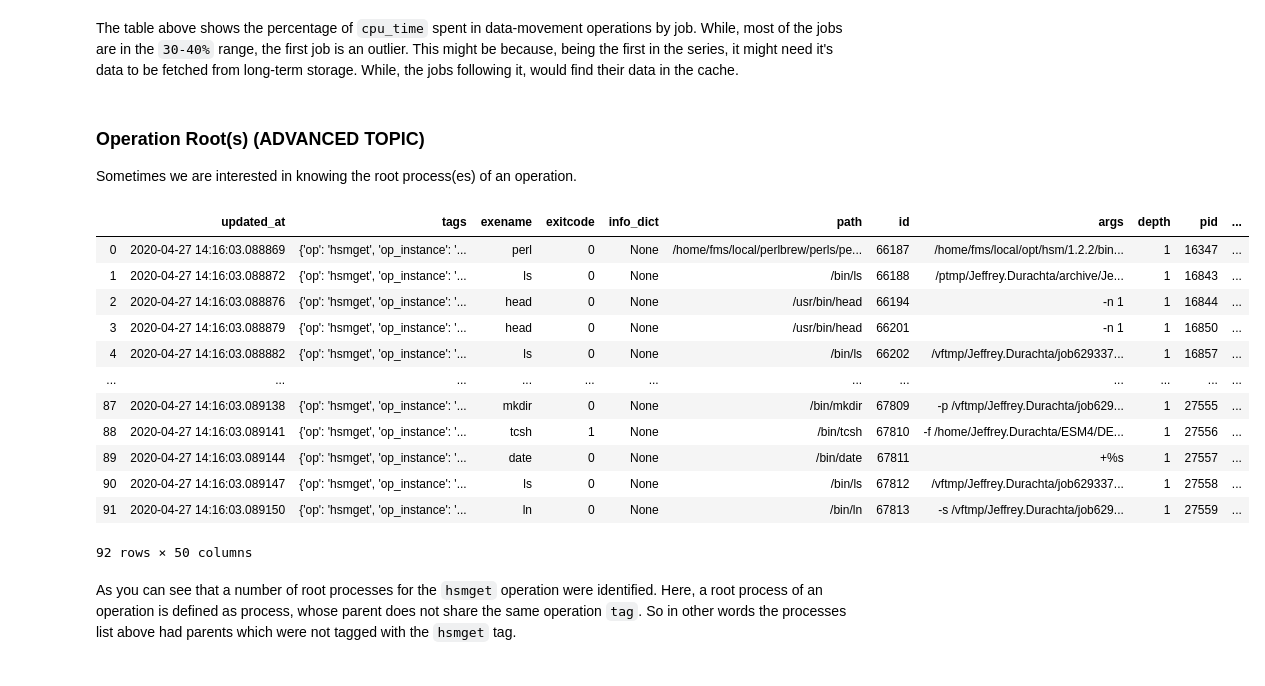
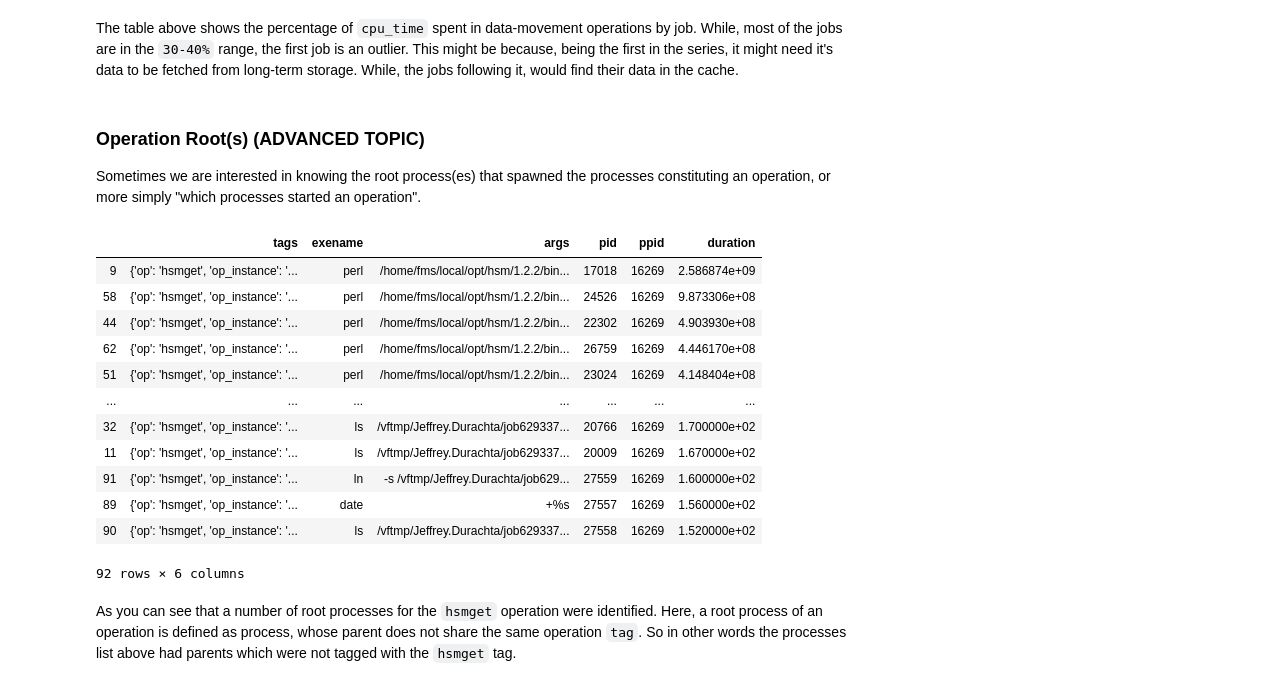
Before and after one commit to ilaflott/epmt, a Jupyter notebook: notebooks/Query-API.ipynb, the cells around one changed output. Saved outputs shown, nothing was run; the diff lists cells and outputs as text; code cells hidden in the pictures.

Commit message:
completed fixes to the operations section in the query notebook

```diff
--- a/notebooks/Query-API.ipynb
+++ b/notebooks/Query-API.ipynb
@@ -675,25 +710,26 @@ The table above shows the percentage of `cpu_time` spent in data-movement operat
 # %% [markdown]
 ### <a name="op-roots">Operation Root(s) (ADVANCED TOPIC)</a>
 
-Sometimes we are interested in knowing the root process(es) of an operation.
+Sometimes we are interested in knowing the root process(es) that spawned the processes
+constituting an operation, or more simply "which processes started an operation".
 # %%
 # we could also give a list of jobs
 op_roots = eq.op_roots(['629337'], 'op:hsmget', fmt='pandas')
-op_roots
+op_roots.sort_values('duration', ascending=False)[['tags', 'exename', 'args', 'pid', 'ppid', 'duration']]
 # %% [output]
-|  | updated_at | tags | exename | exitcode | info_dict | path | id | args | depth | pid | ... |
-| 0 | 2020-04-27 14:16:03.088869 | {'op': 'hsmget', 'op_instance': '... | perl | 0 | None | /home/fms/local/perlbrew/perls/pe... | 66187 | /home/fms/local/opt/hsm/1.2.2/bin... | 1 | 16347 | ... |
-| 1 | 2020-04-27 14:16:03.088872 | {'op': 'hsmget', 'op_instance': '... | ls | 0 | None | /bin/ls | 66188 | /ptmp/Jeffrey.Durachta/archive/Je... | 1 | 16843 | ... |
-| 2 | 2020-04-27 14:16:03.088876 | {'op': 'hsmget', 'op_instance': '... | head | 0 | None | /usr/bin/head | 66194 | -n 1 | 1 | 16844 | ... |
-| 3 | 2020-04-27 14:16:03.088879 | {'op': 'hsmget', 'op_instance': '... | head | 0 | None | /usr/bin/head | 66201 | -n 1 | 1 | 16850 | ... |
-| 4 | 2020-04-27 14:16:03.088882 | {'op': 'hsmget', 'op_instance': '... | ls | 0 | None | /bin/ls | 66202 | /vftmp/Jeffrey.Durachta/job629337... | 1 | 16857 | ... |
-| ... | ... | ... | ... | ... | ... | ... | ... | ... | ... | ... | ... |
-| 87 | 2020-04-27 14:16:03.089138 | {'op': 'hsmget', 'op_instance': '... | mkdir | 0 | None | /bin/mkdir | 67809 | -p /vftmp/Jeffrey.Durachta/job629... | 1 | 27555 | ... |
-| 88 | 2020-04-27 14:16:03.089141 | {'op': 'hsmget', 'op_instance': '... | tcsh | 1 | None | /bin/tcsh | 67810 | -f /home/Jeffrey.Durachta/ESM4/DE... | 1 | 27556 | ... |
-| 89 | 2020-04-27 14:16:03.089144 | {'op': 'hsmget', 'op_instance': '... | date | 0 | None | /bin/date | 67811 | +%s | 1 | 27557 | ... |
-| 90 | 2020-04-27 14:16:03.089147 | {'op': 'hsmget', 'op_instance': '... | ls | 0 | None | /bin/ls | 67812 | /vftmp/Jeffrey.Durachta/job629337... | 1 | 27558 | ... |
-| 91 | 2020-04-27 14:16:03.089150 | {'op': 'hsmget', 'op_instance': '... | ln | 0 | None | /bin/ln | 67813 | -s /vftmp/Jeffrey.Durachta/job629... | 1 | 27559 | ... |
+|  | tags | exename | args | pid | ppid | duration |
+| 9 | {'op': 'hsmget', 'op_instance': '... | perl | /home/fms/local/opt/hsm/1.2.2/bin... | 17018 | 16269 | 2.586874e+09 |
+| 58 | {'op': 'hsmget', 'op_instance': '... | perl | /home/fms/local/opt/hsm/1.2.2/bin... | 24526 | 16269 | 9.873306e+08 |
+| 44 | {'op': 'hsmget', 'op_instance': '... | perl | /home/fms/local/opt/hsm/1.2.2/bin... | 22302 | 16269 | 4.903930e+08 |
+| 62 | {'op': 'hsmget', 'op_instance': '... | perl | /home/fms/local/opt/hsm/1.2.2/bin... | 26759 | 16269 | 4.446170e+08 |
+| 51 | {'op': 'hsmget', 'op_instance': '... | perl | /home/fms/local/opt/hsm/1.2.2/bin... | 23024 | 16269 | 4.148404e+08 |
+| ... | ... | ... | ... | ... | ... | ... |
+| 32 | {'op': 'hsmget', 'op_instance': '... | ls | /vftmp/Jeffrey.Durachta/job629337... | 20766 | 16269 | 1.700000e+02 |
+| 11 | {'op': 'hsmget', 'op_instance': '... | ls | /vftmp/Jeffrey.Durachta/job629337... | 20009 | 16269 | 1.670000e+02 |
+| 91 | {'op': 'hsmget', 'op_instance': '... | ln | -s /vftmp/Jeffrey.Durachta/job629... | 27559 | 16269 | 1.600000e+02 |
+| 89 | {'op': 'hsmget', 'op_instance': '... | date | +%s | 27557 | 16269 | 1.560000e+02 |
+| 90 | {'op': 'hsmget', 'op_instance': '... | ls | /vftmp/Jeffrey.Durachta/job629337... | 27558 | 16269 | 1.520000e+02 |
-92 rows × 50 columns
+92 rows × 6 columns
 # %% [markdown]
 As you can see that a number of root processes for the `hsmget` operation were identified.
 Here, a root process of an operation is defined as process, whose parent does not share
```
Also changed, not shown: parts of 19 cells of this notebook.
